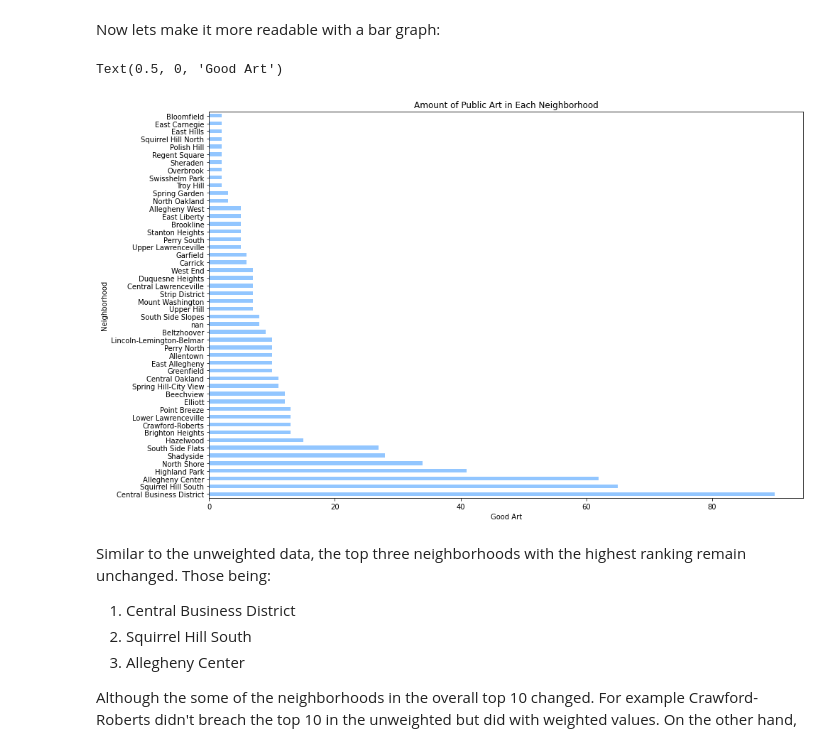
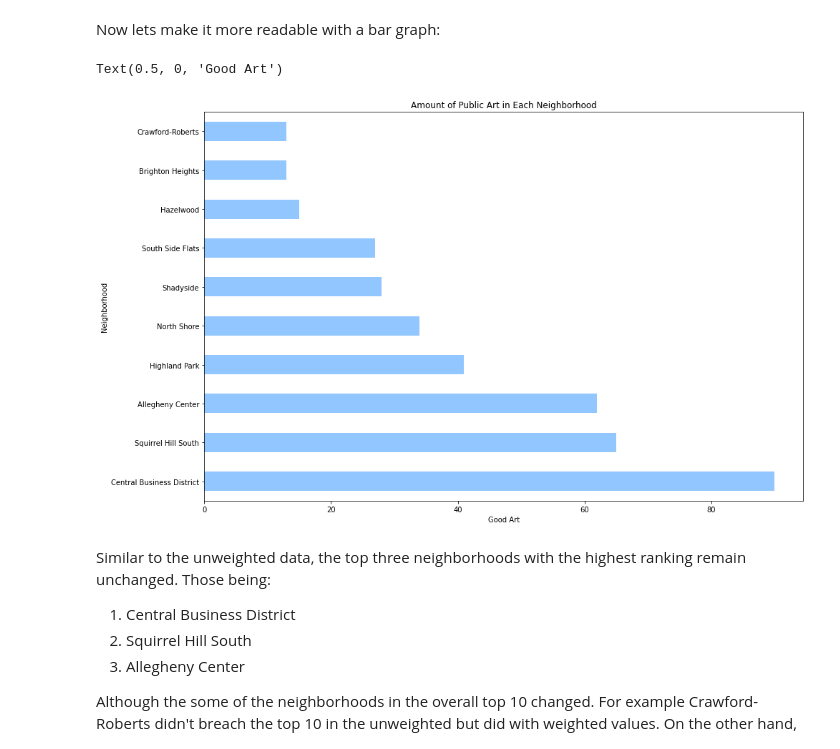
Before and after one commit to yimijj/CMPINF0010-Final-Project, a Jupyter notebook: Art-Notebook.ipynb, the cells around one changed output. Saved outputs shown, nothing was run; the diff lists cells and outputs as text; code cells hidden in the pictures.

```diff
--- a/Art-Notebook.ipynb
+++ b/Art-Notebook.ipynb
@@ -183,15 +183,15 @@ Now lets make it more readable with a bar graph:
 # %%
 pubartweighed_series = pd.Series(pubartweighed)
 sorted_pubartweighed_series = pubartweighed_series.sort_values()
 
-sorted_pubartweighed_series.sort_values(ascending = False)[:50].plot.barh(figsize=(15, 10))
+sorted_pubartweighed_series.sort_values(ascending = False)[:10].plot.barh(figsize=(15, 10))
 
 plt.title('Amount of Public Art in Each Neighborhood')
 plt.ylabel('Neighborhood')
 plt.xlabel('Good Art')
 # %% [output]
 Text(0.5, 0, 'Good Art')
-[figure, old version]
+[figure, new version]
 # %% [markdown]
 Similar to the unweighted data, the top three neighborhoods with the highest ranking remain unchanged. Those being:
 1. Central Business District
```
